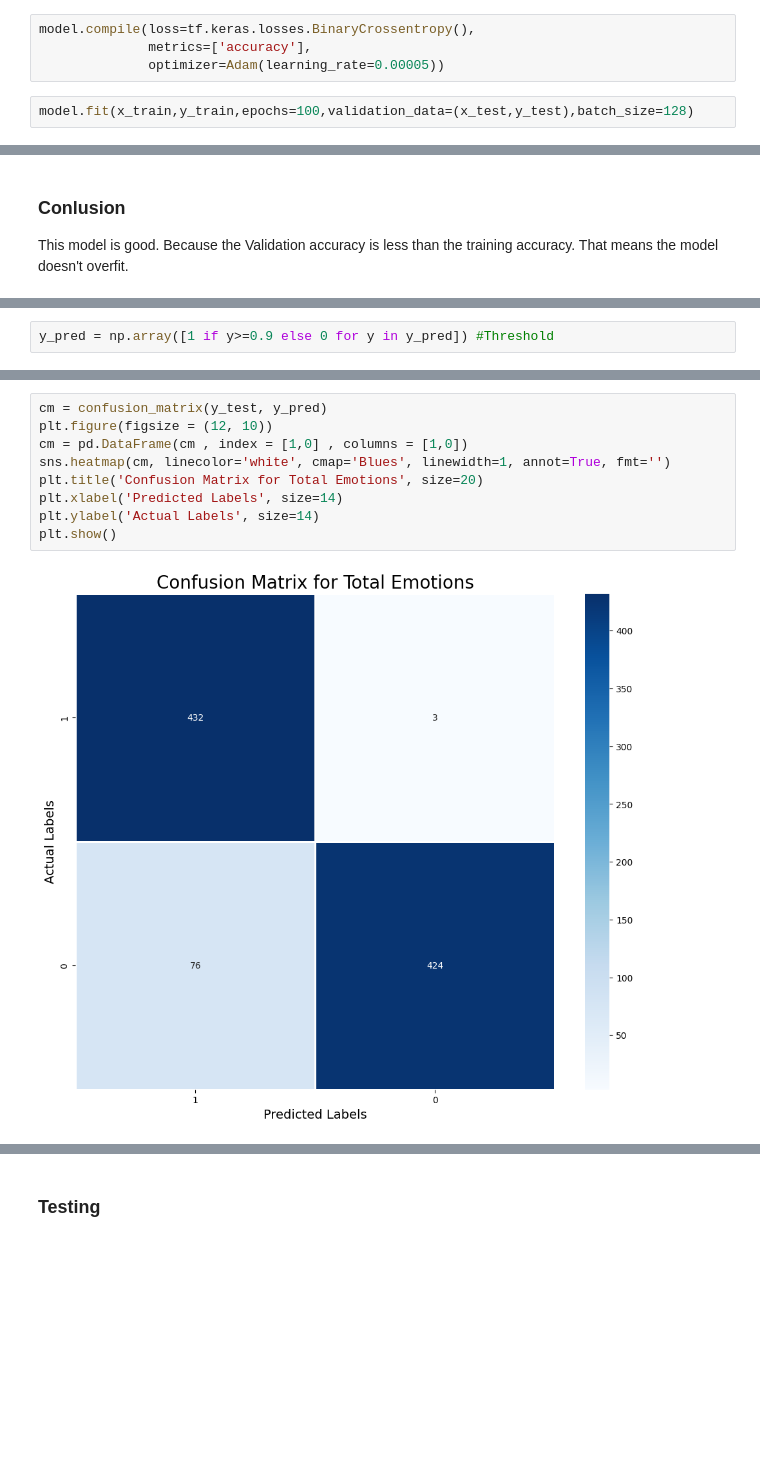
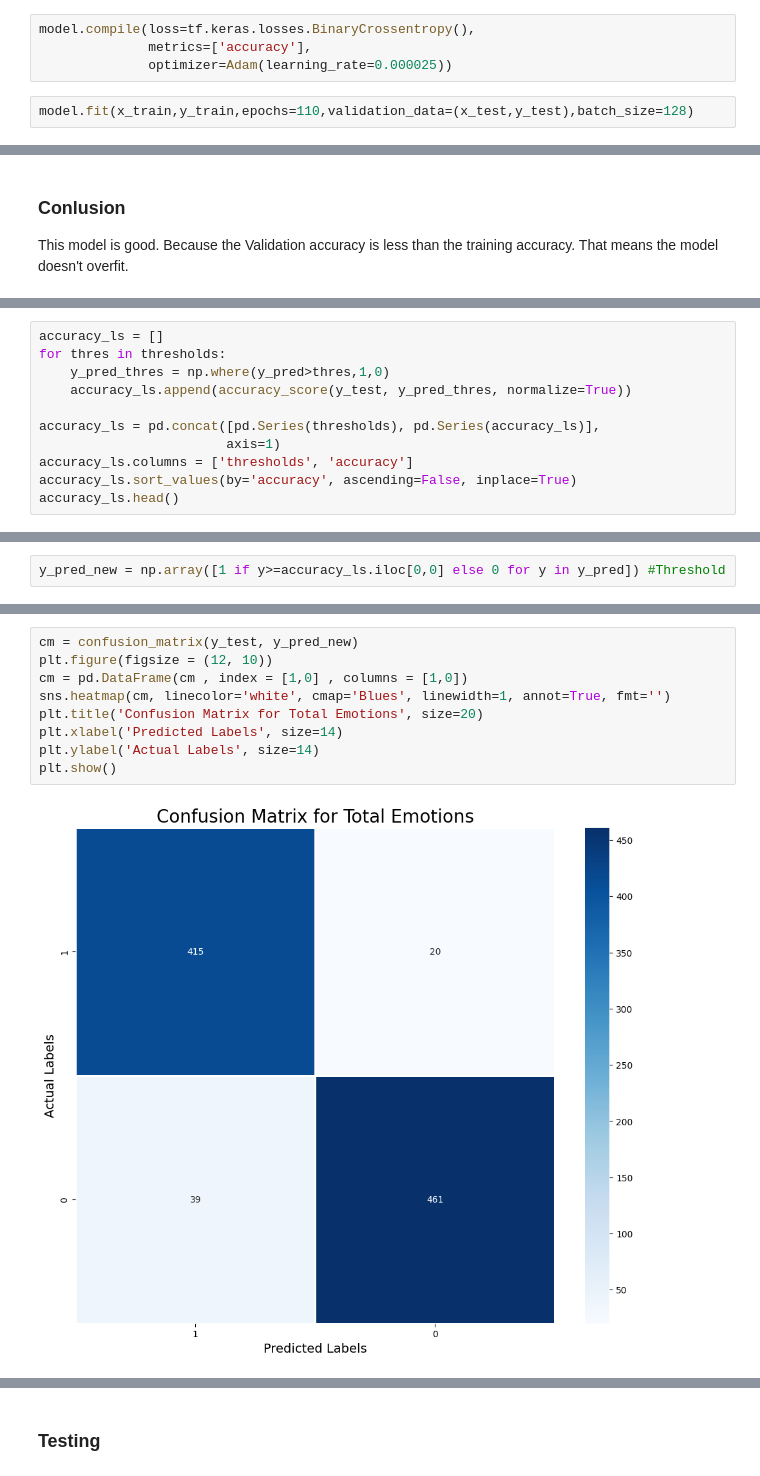
Before and after one commit to SewminaFernando/AggroDetect, a Jupyter notebook: model_1_training.ipynb, the cells around one changed output, grey strips where cells are left out. Saved outputs shown, nothing was run; the diff lists cells and outputs as text; blank space fills up the shorter version.

Commit message:
Find model metrices and threshold values

```diff
--- a/model_1_training.ipynb
+++ b/model_1_training.ipynb
@@ -146,7 +146,7 @@ _________________________________________________________________
 # %%
 model.compile(loss=tf.keras.losses.BinaryCrossentropy(),
               metrics=['accuracy'],
-              optimizer=Adam(learning_rate=0.00005))
+              optimizer=Adam(learning_rate=0.000025))
 # %%
-model.fit(x_train,y_train,epochs=100,validation_data=(x_test,y_test),batch_size=128)
+model.fit(x_train,y_train,epochs=110,validation_data=(x_test,y_test),batch_size=128)
 # %% [output]
@@ -204,0 +228,11 @@ y_pred = model.predict(x_test)
+# %%
+accuracy_ls = []
+for thres in thresholds:
+    y_pred_thres = np.where(y_pred>thres,1,0)
+    accuracy_ls.append(accuracy_score(y_test, y_pred_thres, normalize=True))
+
+accuracy_ls = pd.concat([pd.Series(thresholds), pd.Series(accuracy_ls)],
+                        axis=1)
+accuracy_ls.columns = ['thresholds', 'accuracy']
+accuracy_ls.sort_values(by='accuracy', ascending=False, inplace=True)
+accuracy_ls.head()
@@ -205,2 +246,2 @@ y_pred = model.predict(x_test)
 # %%
-y_pred = np.array([1 if y>=0.9 else 0 for y in y_pred]) #Threshold
+y_pred_new = np.array([1 if y>=accuracy_ls.iloc[0,0] else 0 for y in y_pred]) #Threshold
@@ -207,11 +262,11 @@ y_pred = np.array([1 if y>=0.9 else 0 for y in y_pred]) #Threshold
 # %%
-cm = confusion_matrix(y_test, y_pred)
+cm = confusion_matrix(y_test, y_pred_new)
 plt.figure(figsize = (12, 10))
 cm = pd.DataFrame(cm , index = [1,0] , columns = [1,0])
 sns.heatmap(cm, linecolor='white', cmap='Blues', linewidth=1, annot=True, fmt='')
 plt.title('Confusion Matrix for Total Emotions', size=20)
 plt.xlabel('Predicted Labels', size=14)
 plt.ylabel('Actual Labels', size=14)
 plt.show()
 # %% [output]
-[figure, old version]
+[figure, new version]
```
Also changed, not shown: parts of 19 cells of this notebook, 3 other files.
